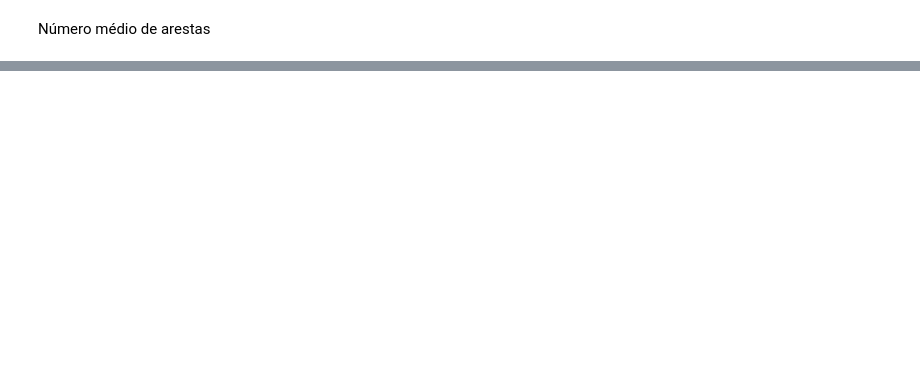
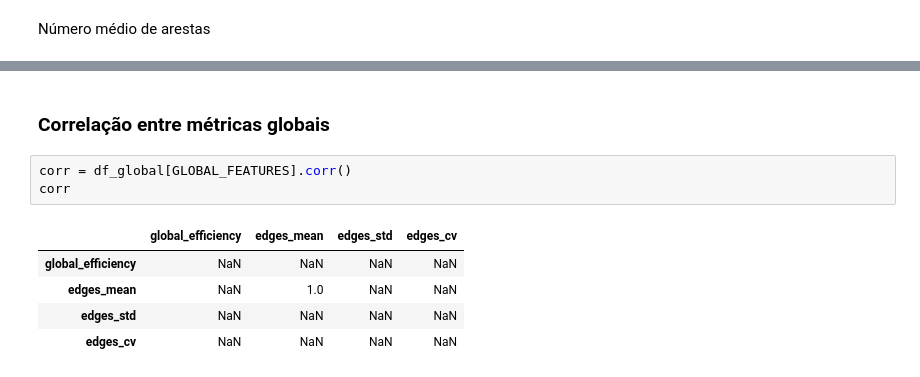
Before and after one commit to annesantos1990/TCC, a Jupyter notebook: notebook/01_eda_global.ipynb, the cells around one changed output, grey strips where cells are left out. Saved outputs shown, nothing was run; the diff lists cells and outputs as text; blank space fills up the shorter version.

```diff
--- a/notebook/01_eda_global.ipynb
+++ b/notebook/01_eda_global.ipynb
@@ -100,0 +135,11 @@ ValueError: Mime type rendering requires nbformat>=4.2.0 but it is not installed
+# %% [markdown]
+### Correlação entre métricas globais
+# %%
+corr = df_global[GLOBAL_FEATURES].corr()
+corr
+# %% [output]
+|  | global_efficiency | edges_mean | edges_std | edges_cv |
+| global_efficiency | NaN | NaN | NaN | NaN |
+| edges_mean | NaN | 1.0 | NaN | NaN |
+| edges_std | NaN | NaN | NaN | NaN |
+| edges_cv | NaN | NaN | NaN | NaN |
```
Also changed, not shown: parts of 16 cells of this notebook, 1 other file.
